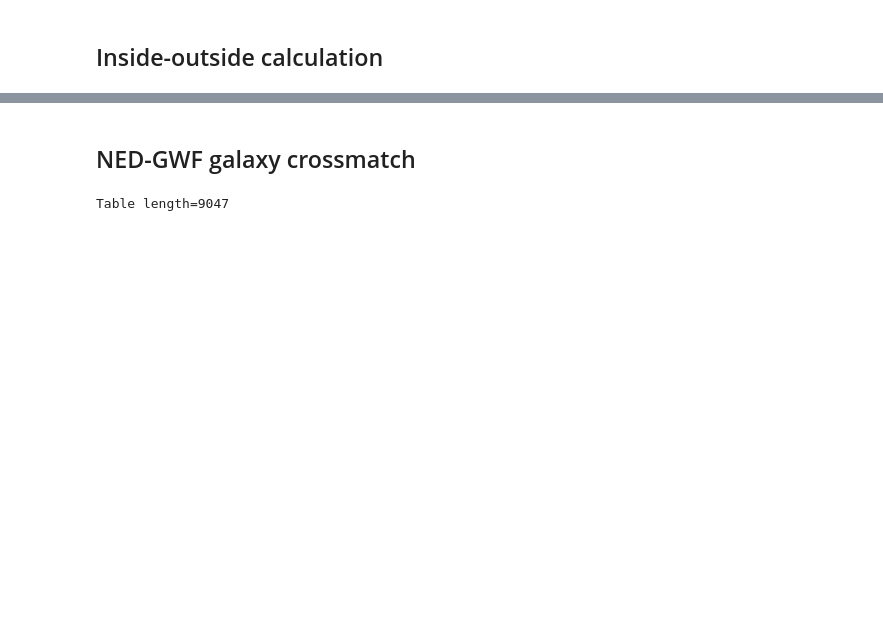
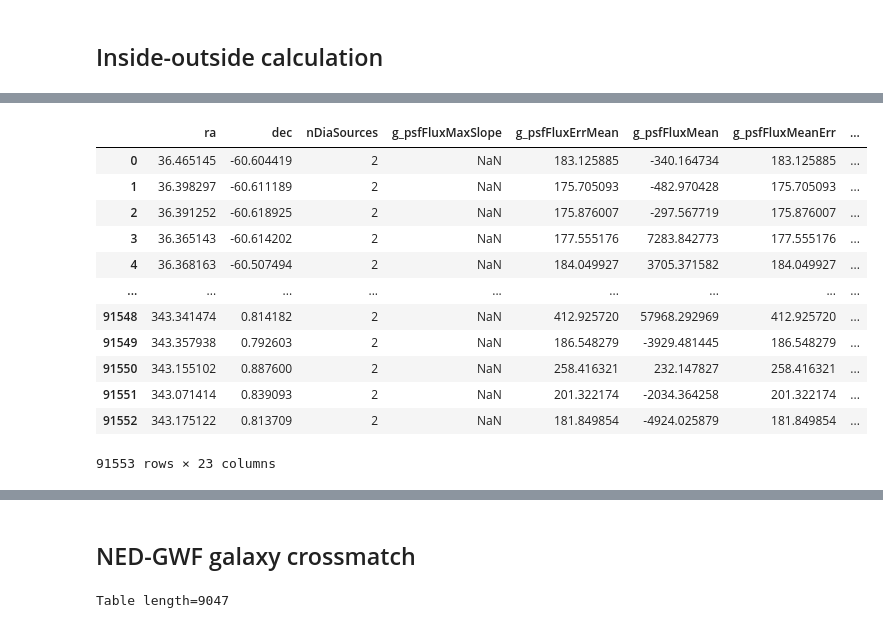
Before and after one commit to lsst-sitcom/ToO-analysis-tools, a Jupyter notebook: notebooks/Catalog_crossmatch.ipynb, the cells around one changed output, grey strips where cells are left out. Saved outputs shown, nothing was run; the diff lists cells and outputs as text; code cells hidden in the pictures; blank space fills up the shorter version.

```diff
--- a/notebooks/Catalog_crossmatch.ipynb
+++ b/notebooks/Catalog_crossmatch.ipynb
@@ -58,0 +44,2 @@ data_refs = [dr for dr in dataref_iterator.expanded()]
+# %%
+data_refs = butler.query_datasets("dia_object",where="skymap='lsst_cells_v1'")
@@ -76,0 +106,4 @@ def good_src(cat, snr_threshold=5, max_science_snr=200):
+# %%
+# Display columns in DIA object catalog
+dia_obj = butler.get(data_refs[10])
+dia_obj.columns
@@ -102 +171,17 @@ for dr in data_refs:
+# %%
+dia_objs_inside
+# %% [output]
+|  | ra | dec | nDiaSources | g_psfFluxMaxSlope | g_psfFluxErrMean | g_psfFluxMean | g_psfFluxMeanErr | ... |
+| 0 | 36.465145 | -60.604419 | 2 | NaN | 183.125885 | -340.164734 | 183.125885 | ... |
+| 1 | 36.398297 | -60.611189 | 2 | NaN | 175.705093 | -482.970428 | 175.705093 | ... |
+| 2 | 36.391252 | -60.618925 | 2 | NaN | 175.876007 | -297.567719 | 175.876007 | ... |
+| 3 | 36.365143 | -60.614202 | 2 | NaN | 177.555176 | 7283.842773 | 177.555176 | ... |
+| 4 | 36.368163 | -60.507494 | 2 | NaN | 184.049927 | 3705.371582 | 184.049927 | ... |
+| ... | ... | ... | ... | ... | ... | ... | ... | ... |
+| 91548 | 343.341474 | 0.814182 | 2 | NaN | 412.925720 | 57968.292969 | 412.925720 | ... |
+| 91549 | 343.357938 | 0.792603 | 2 | NaN | 186.548279 | -3929.481445 | 186.548279 | ... |
+| 91550 | 343.155102 | 0.887600 | 2 | NaN | 258.416321 | 232.147827 | 258.416321 | ... |
+| 91551 | 343.071414 | 0.839093 | 2 | NaN | 201.322174 | -2034.364258 | 201.322174 | ... |
+| 91552 | 343.175122 | 0.813709 | 2 | NaN | 181.849854 | -4924.025879 | 181.849854 | ... |
+91553 rows × 23 columns
 # %%
```
Also changed, not shown: parts of 36 cells of this notebook.
